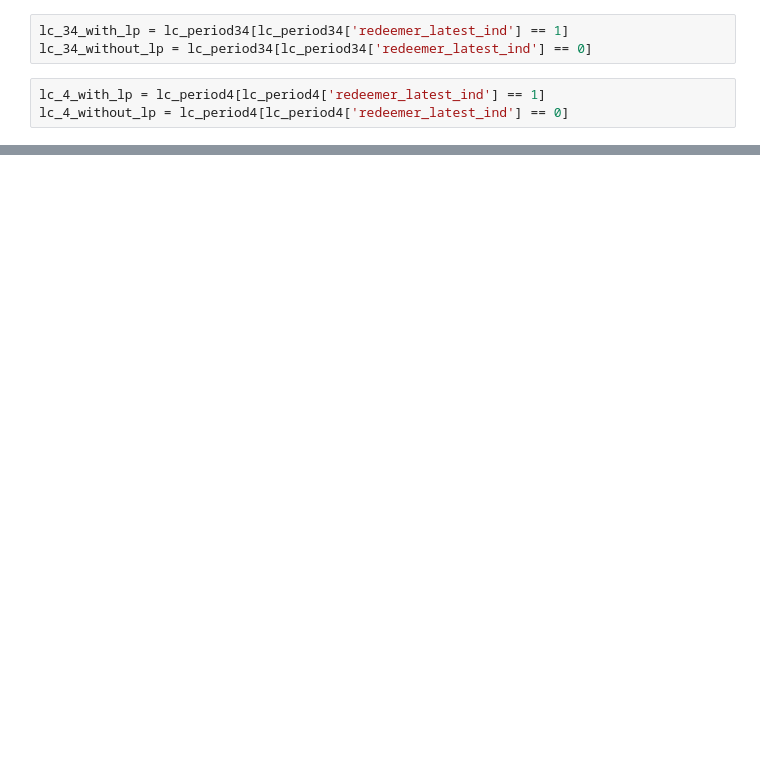
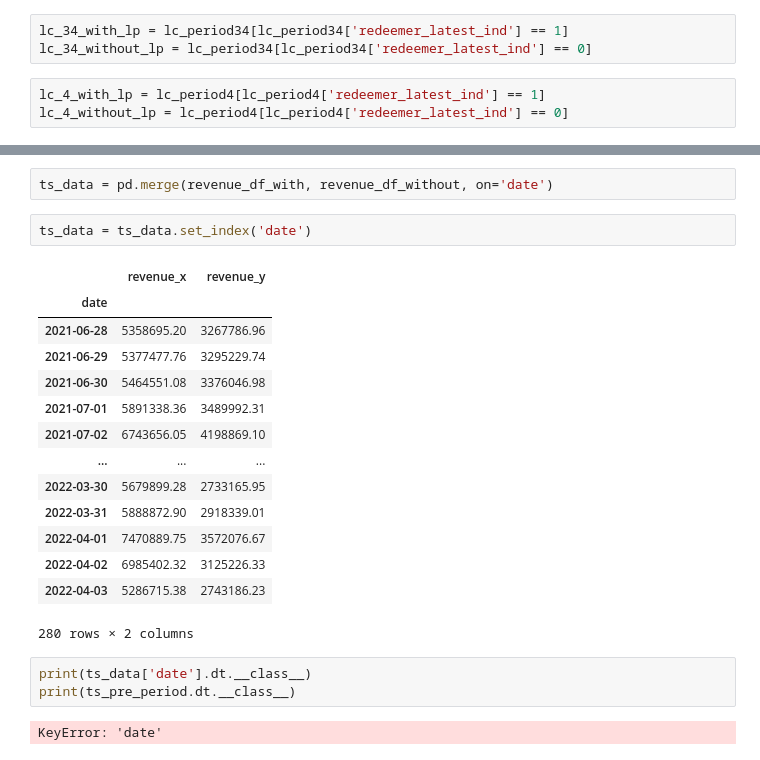
Before and after one commit to MaxMaas/JM0130-M-6, a Jupyter notebook: notebooks/identify_effect.ipynb, the cells around one changed output, grey strips where cells are left out. Drawn from its saved outputs; the diff is of its cells as text; blank space fills up the shorter version.

```diff
--- a/notebooks/identify_effect.ipynb
+++ b/notebooks/identify_effect.ipynb
@@ -59,0 +142,24 @@ Without LP  1982.9166741177974
+# %%
+ts_data = pd.merge(revenue_df_with, revenue_df_without, on='date')
+# %%
+ts_data = ts_data.set_index('date')
+# %% [output]
+|  | revenue_x | revenue_y |
+| date |  |  |
+| 2021-06-28 | 5358695.20 | 3267786.96 |
+| 2021-06-29 | 5377477.76 | 3295229.74 |
+| 2021-06-30 | 5464551.08 | 3376046.98 |
+| 2021-07-01 | 5891338.36 | 3489992.31 |
+| 2021-07-02 | 6743656.05 | 4198869.10 |
+| ... | ... | ... |
+| 2022-03-30 | 5679899.28 | 2733165.95 |
+| 2022-03-31 | 5888872.90 | 2918339.01 |
+| 2022-04-01 | 7470889.75 | 3572076.67 |
+| 2022-04-02 | 6985402.32 | 3125226.33 |
+| 2022-04-03 | 5286715.38 | 2743186.23 |
+280 rows × 2 columns
+# %%
+print(ts_data['date'].dt.__class__)
+print(ts_pre_period.dt.__class__)
+# %% [output]
+KeyError: 'date'
```
Also changed, not shown: parts of 33 cells of this notebook.
